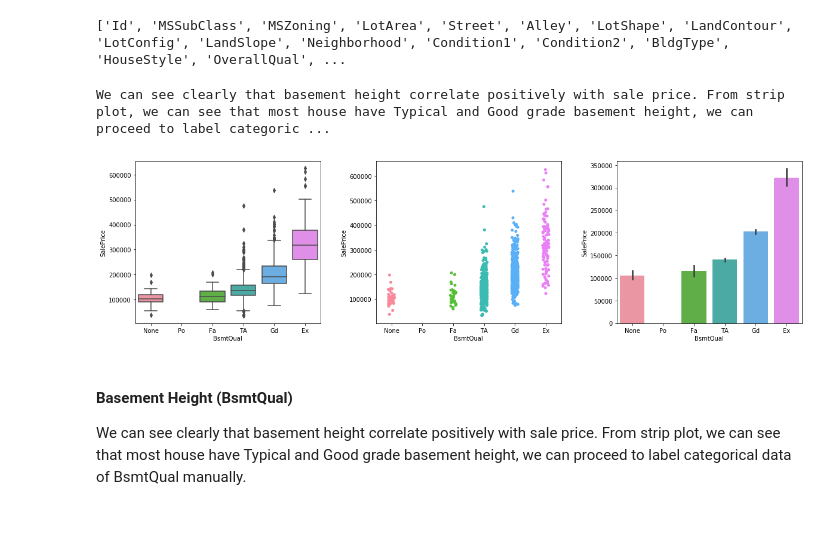
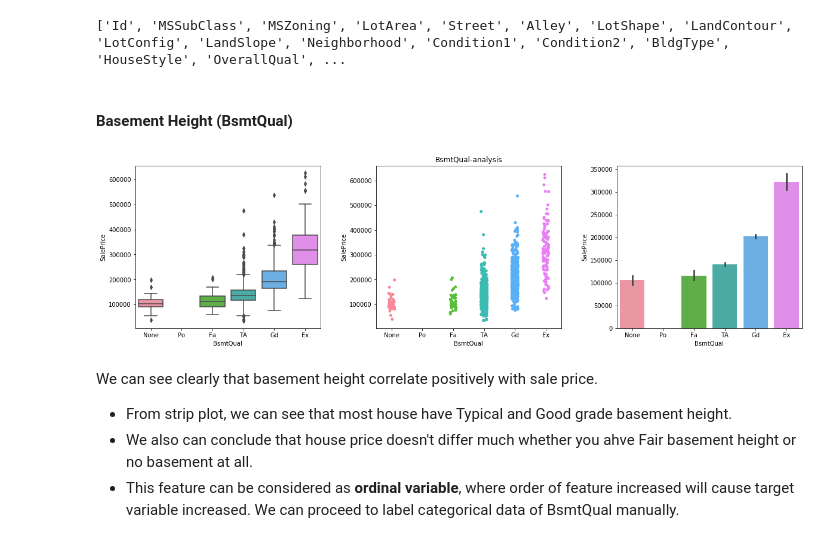
Before and after one commit to kaajun/kaggle-HousePrice, a Jupyter notebook: HousePrices/KaggleHousePrices.ipynb, the cells around one changed output. Drawn from its saved outputs; the diff is of its cells as text; code cells hidden in the pictures.

```diff
--- a/HousePrices/KaggleHousePrices.ipynb
+++ b/HousePrices/KaggleHousePrices.ipynb
@@ -270,37 +271,42 @@ for col in data:
 print(non_floats)
 # %% [output]
 ['Id', 'MSSubClass', 'MSZoning', 'LotArea', 'Street', 'Alley', 'LotShape', 'LandContour', 'LotConfig', 'LandSlope', 'Neighborhood', 'Condition1', 'Condition2', 'BldgType', 'HouseStyle', 'OverallQual', ...
+# %% [markdown]
+<h4>Basement Height (BsmtQual) </h4>
 # %%
-def categorical_plot(fv,order,tg='SalePrice'):
-
+def categorical_plot1(fv,order,tg='SalePrice'):
     plt.subplots(figsize=(20,5))
     plt.subplot(131)
     sns.boxplot(x=fv,y=tg,data=train,order=order)
     plt.subplot(132)
+    plt.title("{}-analysis".format(fv))
     sns.stripplot(x=fv,y=tg,data=train,size=5,jitter=True,order=order)
     plt.subplot(133)
     sns.barplot(x=fv,y=tg,data=train,order=order)
     plt.subplots_adjust(wspace=0.3)
+    plt.savefig("fig/{}-analysis.png".format(fv))
 
 T1map = {'None':0,'Po':1,'Fa':2,'TA':3,'Gd':4,'Ex':5}
 T1order = ['None','Po','Fa','TA','Gd','Ex']
 T2map = {}
 T2order = ['No','Mn','Av','Gd']
-T3order = ['Unf','LwQ','Rec','BLQ','ALQ','GLQ']
+
 #T3order =
 #order=['NA','Po','Fa','TA','Gd','Ex']
 
-categorical_plot('BsmtQual',T1order)
-print("We can see clearly that basement height correlate positively with sale price. \
-From strip plot, we can see that most house have Typical and Good grade basement height, \
-we can proceed to label categorical data of BsmtQual manually.")
+categorical_plot1('BsmtQual',T1order)
+
+#Manually map categorical data to number.
+data['BsmtQual'] =  data['BsmtQual'].replace(T1map)
+
 #categorical_plot('BsmtCond',T1order)
 #categorical_plot('BsmtExposure',T2order)
-#categorical_plot('BsmtFinType1',T3order)
 #categorical_plot('BsmtFinType2',T3order)
 # %% [output]
-We can see clearly that basement height correlate positively with sale price. From strip plot, we can see that most house have Typical and Good grade basement height, we can proceed to label categoric ...
-[figure, old version]
+[figure, new version]
 # %% [markdown]
-<h4>Basement Height (BsmtQual) </h4>
-<p>We can see clearly that basement height correlate positively with sale price. From strip plot, we can see that most house have Typical and Good grade basement height, we can proceed to label categorical data of BsmtQual manually.</p>
+We can see clearly that basement height correlate positively with sale price.
+<ul>
+<li>From strip plot, we can see that most house have Typical and Good grade basement height.
+<li>We also can conclude that house price doesn't differ much whether you ahve Fair basement height or no basement at all.
+<li>This feature can be considered as <strong>ordinal variable</strong>, where order of feature increased will cause target variable increased. We can proceed to label categorical data of BsmtQual manually.
```
Also changed, not shown: parts of 36 cells of this notebook.
